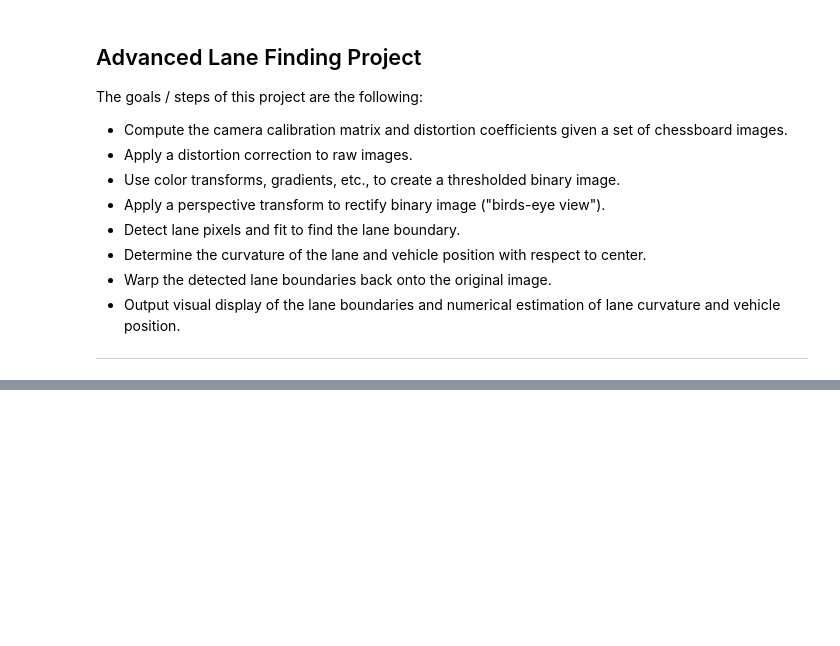
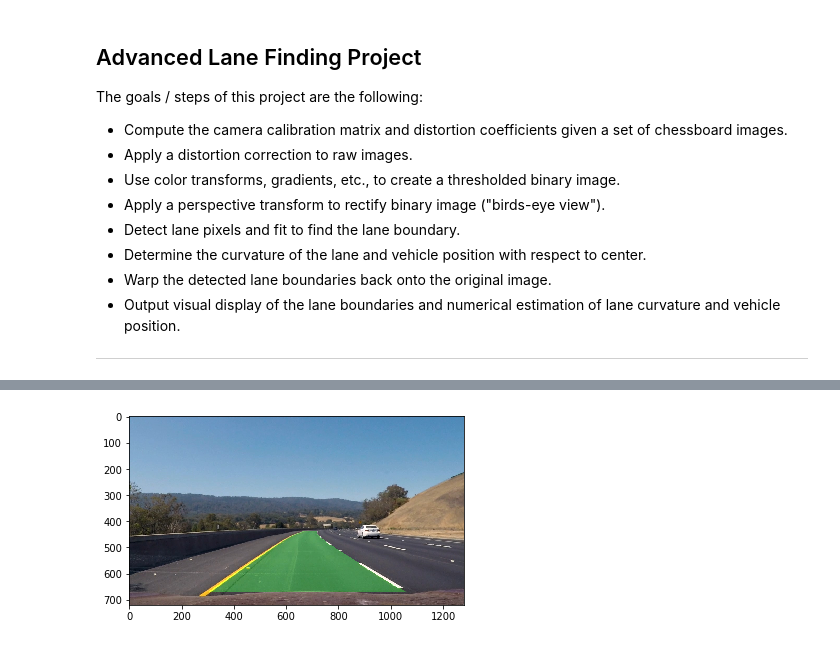
Before and after one commit to rbiegacz/Udacity-CarND, a Jupyter notebook: CarND-Advanced-Lane-Lines-master/adv_lane_lines.ipynb, the cells around one changed output, grey strips where cells are left out. Drawn from its saved outputs; the diff is of its cells as text; code cells hidden in the pictures; blank space fills up the shorter version.

```diff
--- a/CarND-Advanced-Lane-Lines-master/adv_lane_lines.ipynb
+++ b/CarND-Advanced-Lane-Lines-master/adv_lane_lines.ipynb
@@ -87,0 +60,5 @@ roadlanes.main()
+# %%
+importlib.reload(roadlanes)
+roadlanes.annotate_movie()
+# %% [output]
+[figure, added]
```
Also changed, not shown: parts of 14 cells of this notebook.
